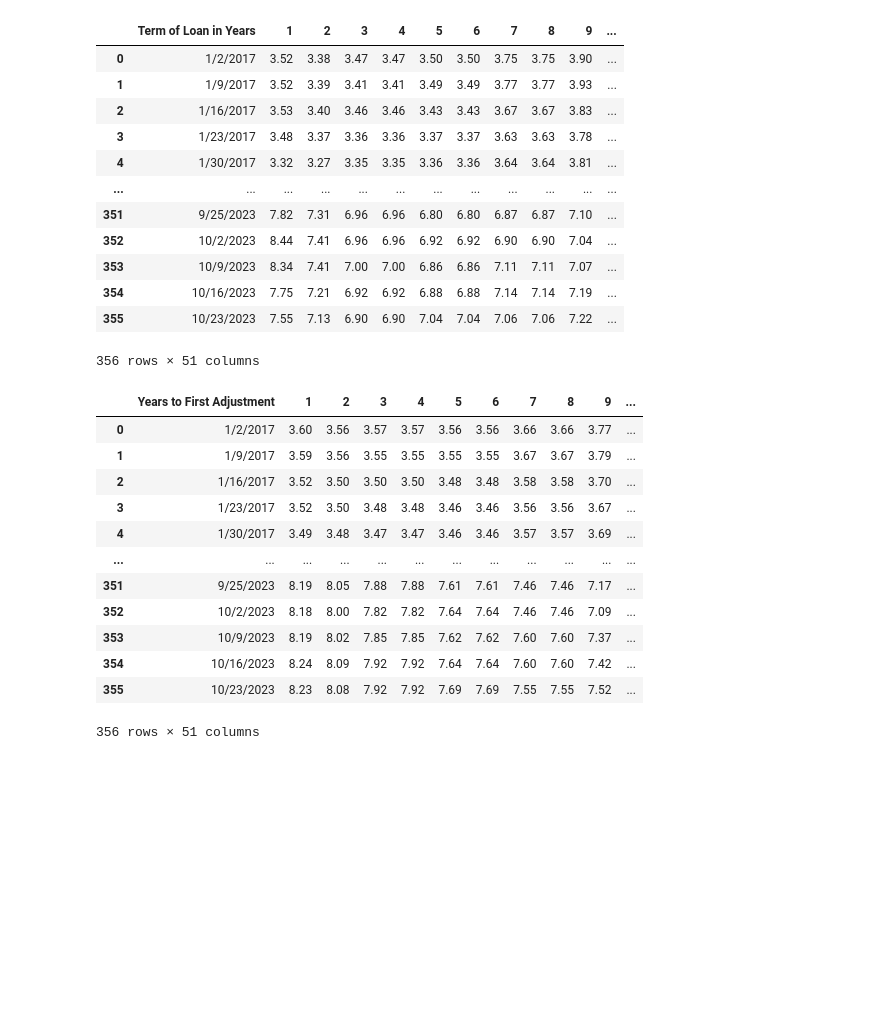
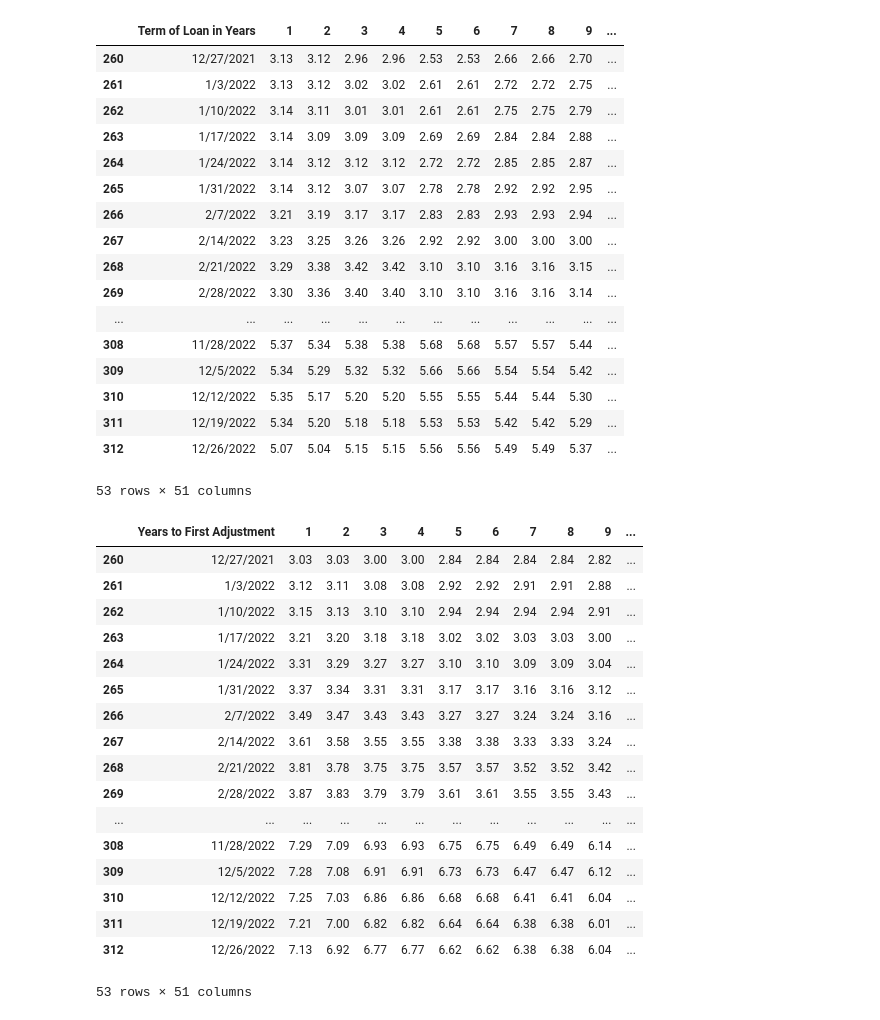
Before and after one commit to robintietz/capstone_hmda, a Jupyter notebook: notebooks/rate_errors.ipynb, the cells around one changed output. Saved outputs shown, nothing was run; the diff lists cells and outputs as text; code cells hidden in the pictures; blank space fills up the shorter version.

Commit message:
more work on rate_spread error checking

```diff
--- a/notebooks/rate_errors.ipynb
+++ b/notebooks/rate_errors.ipynb
@@ -3,36 +3,48 @@ import pandas as pd
 import numpy as np
 # %%
 fixed_rates = pd.read_csv('../data/YieldTableFixed.txt',sep='|')
+fixed_rates = fixed_rates.loc[260:312]
 fixed_rates
 # %% [output]
 |  | Term of Loan in Years | 1 | 2 | 3 | 4 | 5 | 6 | 7 | 8 | 9 | ... |
-| 0 | 1/2/2017 | 3.52 | 3.38 | 3.47 | 3.47 | 3.50 | 3.50 | 3.75 | 3.75 | 3.90 | ... |
-| 1 | 1/9/2017 | 3.52 | 3.39 | 3.41 | 3.41 | 3.49 | 3.49 | 3.77 | 3.77 | 3.93 | ... |
-| 2 | 1/16/2017 | 3.53 | 3.40 | 3.46 | 3.46 | 3.43 | 3.43 | 3.67 | 3.67 | 3.83 | ... |
-| 3 | 1/23/2017 | 3.48 | 3.37 | 3.36 | 3.36 | 3.37 | 3.37 | 3.63 | 3.63 | 3.78 | ... |
-| 4 | 1/30/2017 | 3.32 | 3.27 | 3.35 | 3.35 | 3.36 | 3.36 | 3.64 | 3.64 | 3.81 | ... |
+| 260 | 12/27/2021 | 3.13 | 3.12 | 2.96 | 2.96 | 2.53 | 2.53 | 2.66 | 2.66 | 2.70 | ... |
+| 261 | 1/3/2022 | 3.13 | 3.12 | 3.02 | 3.02 | 2.61 | 2.61 | 2.72 | 2.72 | 2.75 | ... |
+| 262 | 1/10/2022 | 3.14 | 3.11 | 3.01 | 3.01 | 2.61 | 2.61 | 2.75 | 2.75 | 2.79 | ... |
+| 263 | 1/17/2022 | 3.14 | 3.09 | 3.09 | 3.09 | 2.69 | 2.69 | 2.84 | 2.84 | 2.88 | ... |
+| 264 | 1/24/2022 | 3.14 | 3.12 | 3.12 | 3.12 | 2.72 | 2.72 | 2.85 | 2.85 | 2.87 | ... |
+| 265 | 1/31/2022 | 3.14 | 3.12 | 3.07 | 3.07 | 2.78 | 2.78 | 2.92 | 2.92 | 2.95 | ... |
+| 266 | 2/7/2022 | 3.21 | 3.19 | 3.17 | 3.17 | 2.83 | 2.83 | 2.93 | 2.93 | 2.94 | ... |
+| 267 | 2/14/2022 | 3.23 | 3.25 | 3.26 | 3.26 | 2.92 | 2.92 | 3.00 | 3.00 | 3.00 | ... |
+| 268 | 2/21/2022 | 3.29 | 3.38 | 3.42 | 3.42 | 3.10 | 3.10 | 3.16 | 3.16 | 3.15 | ... |
+| 269 | 2/28/2022 | 3.30 | 3.36 | 3.40 | 3.40 | 3.10 | 3.10 | 3.16 | 3.16 | 3.14 | ... |
 | ... | ... | ... | ... | ... | ... | ... | ... | ... | ... | ... | ... |
-| 351 | 9/25/2023 | 7.82 | 7.31 | 6.96 | 6.96 | 6.80 | 6.80 | 6.87 | 6.87 | 7.10 | ... |
-| 352 | 10/2/2023 | 8.44 | 7.41 | 6.96 | 6.96 | 6.92 | 6.92 | 6.90 | 6.90 | 7.04 | ... |
-| 353 | 10/9/2023 | 8.34 | 7.41 | 7.00 | 7.00 | 6.86 | 6.86 | 7.11 | 7.11 | 7.07 | ... |
-| 354 | 10/16/2023 | 7.75 | 7.21 | 6.92 | 6.92 | 6.88 | 6.88 | 7.14 | 7.14 | 7.19 | ... |
-| 355 | 10/23/2023 | 7.55 | 7.13 | 6.90 | 6.90 | 7.04 | 7.04 | 7.06 | 7.06 | 7.22 | ... |
+| 308 | 11/28/2022 | 5.37 | 5.34 | 5.38 | 5.38 | 5.68 | 5.68 | 5.57 | 5.57 | 5.44 | ... |
+| 309 | 12/5/2022 | 5.34 | 5.29 | 5.32 | 5.32 | 5.66 | 5.66 | 5.54 | 5.54 | 5.42 | ... |
+| 310 | 12/12/2022 | 5.35 | 5.17 | 5.20 | 5.20 | 5.55 | 5.55 | 5.44 | 5.44 | 5.30 | ... |
+| 311 | 12/19/2022 | 5.34 | 5.20 | 5.18 | 5.18 | 5.53 | 5.53 | 5.42 | 5.42 | 5.29 | ... |
+| 312 | 12/26/2022 | 5.07 | 5.04 | 5.15 | 5.15 | 5.56 | 5.56 | 5.49 | 5.49 | 5.37 | ... |
-356 rows × 51 columns
+53 rows × 51 columns
 # %%
 adj_rates = pd.read_csv('../data/YieldTableAdjustable.txt',sep='|')
+adj_rates = adj_rates.loc[260:312]
 adj_rates
 # %% [output]
 |  | Years to First Adjustment | 1 | 2 | 3 | 4 | 5 | 6 | 7 | 8 | 9 | ... |
-| 0 | 1/2/2017 | 3.60 | 3.56 | 3.57 | 3.57 | 3.56 | 3.56 | 3.66 | 3.66 | 3.77 | ... |
-| 1 | 1/9/2017 | 3.59 | 3.56 | 3.55 | 3.55 | 3.55 | 3.55 | 3.67 | 3.67 | 3.79 | ... |
-| 2 | 1/16/2017 | 3.52 | 3.50 | 3.50 | 3.50 | 3.48 | 3.48 | 3.58 | 3.58 | 3.70 | ... |
-| 3 | 1/23/2017 | 3.52 | 3.50 | 3.48 | 3.48 | 3.46 | 3.46 | 3.56 | 3.56 | 3.67 | ... |
-| 4 | 1/30/2017 | 3.49 | 3.48 | 3.47 | 3.47 | 3.46 | 3.46 | 3.57 | 3.57 | 3.69 | ... |
+| 260 | 12/27/2021 | 3.03 | 3.03 | 3.00 | 3.00 | 2.84 | 2.84 | 2.84 | 2.84 | 2.82 | ... |
+| 261 | 1/3/2022 | 3.12 | 3.11 | 3.08 | 3.08 | 2.92 | 2.92 | 2.91 | 2.91 | 2.88 | ... |
+| 262 | 1/10/2022 | 3.15 | 3.13 | 3.10 | 3.10 | 2.94 | 2.94 | 2.94 | 2.94 | 2.91 | ... |
+| 263 | 1/17/2022 | 3.21 | 3.20 | 3.18 | 3.18 | 3.02 | 3.02 | 3.03 | 3.03 | 3.00 | ... |
+| 264 | 1/24/2022 | 3.31 | 3.29 | 3.27 | 3.27 | 3.10 | 3.10 | 3.09 | 3.09 | 3.04 | ... |
+| 265 | 1/31/2022 | 3.37 | 3.34 | 3.31 | 3.31 | 3.17 | 3.17 | 3.16 | 3.16 | 3.12 | ... |
+| 266 | 2/7/2022 | 3.49 | 3.47 | 3.43 | 3.43 | 3.27 | 3.27 | 3.24 | 3.24 | 3.16 | ... |
+| 267 | 2/14/2022 | 3.61 | 3.58 | 3.55 | 3.55 | 3.38 | 3.38 | 3.33 | 3.33 | 3.24 | ... |
+| 268 | 2/21/2022 | 3.81 | 3.78 | 3.75 | 3.75 | 3.57 | 3.57 | 3.52 | 3.52 | 3.42 | ... |
+| 269 | 2/28/2022 | 3.87 | 3.83 | 3.79 | 3.79 | 3.61 | 3.61 | 3.55 | 3.55 | 3.43 | ... |
 | ... | ... | ... | ... | ... | ... | ... | ... | ... | ... | ... | ... |
-| 351 | 9/25/2023 | 8.19 | 8.05 | 7.88 | 7.88 | 7.61 | 7.61 | 7.46 | 7.46 | 7.17 | ... |
-| 352 | 10/2/2023 | 8.18 | 8.00 | 7.82 | 7.82 | 7.64 | 7.64 | 7.46 | 7.46 | 7.09 | ... |
-| 353 | 10/9/2023 | 8.19 | 8.02 | 7.85 | 7.85 | 7.62 | 7.62 | 7.60 | 7.60 | 7.37 | ... |
-| 354 | 10/16/2023 | 8.24 | 8.09 | 7.92 | 7.92 | 7.64 | 7.64 | 7.60 | 7.60 | 7.42 | ... |
-| 355 | 10/23/2023 | 8.23 | 8.08 | 7.92 | 7.92 | 7.69 | 7.69 | 7.55 | 7.55 | 7.52 | ... |
+| 308 | 11/28/2022 | 7.29 | 7.09 | 6.93 | 6.93 | 6.75 | 6.75 | 6.49 | 6.49 | 6.14 | ... |
+| 309 | 12/5/2022 | 7.28 | 7.08 | 6.91 | 6.91 | 6.73 | 6.73 | 6.47 | 6.47 | 6.12 | ... |
+| 310 | 12/12/2022 | 7.25 | 7.03 | 6.86 | 6.86 | 6.68 | 6.68 | 6.41 | 6.41 | 6.04 | ... |
+| 311 | 12/19/2022 | 7.21 | 7.00 | 6.82 | 6.82 | 6.64 | 6.64 | 6.38 | 6.38 | 6.01 | ... |
+| 312 | 12/26/2022 | 7.13 | 6.92 | 6.77 | 6.77 | 6.62 | 6.62 | 6.38 | 6.38 | 6.04 | ... |
-356 rows × 51 columns
+53 rows × 51 columns
 # %%
```
Also changed, not shown: parts of 10 cells of this notebook.
